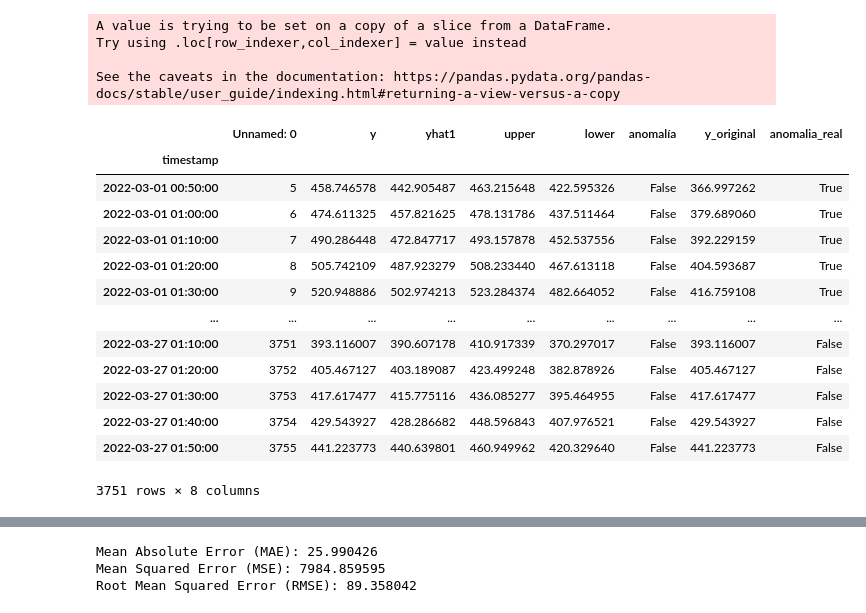
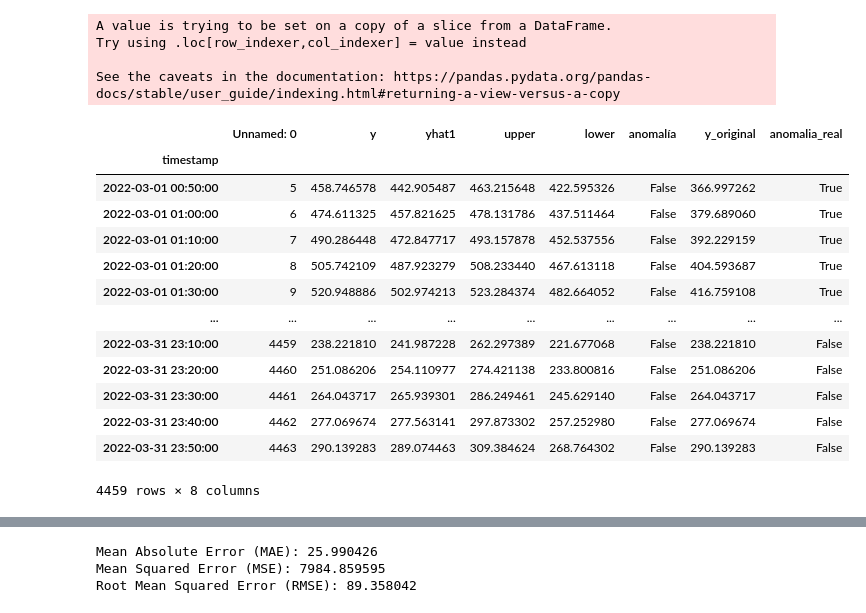
Before and after one commit to alvarofvillar/trabajopruebas, a Jupyter notebook: Estudio_Completo_Precision_Elastic.ipynb, the cells around one changed output, grey strips where cells are left out. Drawn from its saved outputs; the diff is of its cells as text; code cells hidden in the pictures.

```diff
--- a/Estudio_Completo_Precision_Elastic.ipynb
+++ b/Estudio_Completo_Precision_Elastic.ipynb
@@ -106,23 +127,24 @@ def root_mean_squared_error(actual, predictions):
 # %%
 df_anom_real = pd.read_csv("/content/caso4_marzo.csv", index_col="ds")
 df_anom_real.index.names = ['timestamp']
-df_anom_real = df_anom_real.loc['2022-03-01 00:50:00':'2022-03-27 01:50:00']
+#df_anom_real = df_anom_real.loc['2022-03-01 00:50:00':'2022-03-27 01:50:00']
+df_anom_real = df_anom_real.loc['2022-03-01 00:50:00':'2022-08-01 00:00:00']
 df_anom_real
 # %% [output]
 |  | Unnamed: 0 | y | yhat1 | upper | lower | anomalía | y_original | anomalia_real |
 | timestamp |  |  |  |  |  |  |  |  |
 | 2022-03-01 00:50:00 | 5 | 458.746578 | 442.905487 | 463.215648 | 422.595326 | False | 366.997262 | True |
 | 2022-03-01 01:00:00 | 6 | 474.611325 | 457.821625 | 478.131786 | 437.511464 | False | 379.689060 | True |
 | 2022-03-01 01:10:00 | 7 | 490.286448 | 472.847717 | 493.157878 | 452.537556 | False | 392.229159 | True |
 | 2022-03-01 01:20:00 | 8 | 505.742109 | 487.923279 | 508.233440 | 467.613118 | False | 404.593687 | True |
 | 2022-03-01 01:30:00 | 9 | 520.948886 | 502.974213 | 523.284374 | 482.664052 | False | 416.759108 | True |
 | ... | ... | ... | ... | ... | ... | ... | ... | ... |
-| 2022-03-27 01:10:00 | 3751 | 393.116007 | 390.607178 | 410.917339 | 370.297017 | False | 393.116007 | False |
-| 2022-03-27 01:20:00 | 3752 | 405.467127 | 403.189087 | 423.499248 | 382.878926 | False | 405.467127 | False |
-| 2022-03-27 01:30:00 | 3753 | 417.617477 | 415.775116 | 436.085277 | 395.464955 | False | 417.617477 | False |
-| 2022-03-27 01:40:00 | 3754 | 429.543927 | 428.286682 | 448.596843 | 407.976521 | False | 429.543927 | False |
-| 2022-03-27 01:50:00 | 3755 | 441.223773 | 440.639801 | 460.949962 | 420.329640 | False | 441.223773 | False |
+| 2022-03-31 23:10:00 | 4459 | 238.221810 | 241.987228 | 262.297389 | 221.677068 | False | 238.221810 | False |
+| 2022-03-31 23:20:00 | 4460 | 251.086206 | 254.110977 | 274.421138 | 233.800816 | False | 251.086206 | False |
+| 2022-03-31 23:30:00 | 4461 | 264.043717 | 265.939301 | 286.249461 | 245.629140 | False | 264.043717 | False |
+| 2022-03-31 23:40:00 | 4462 | 277.069674 | 277.563141 | 297.873302 | 257.252980 | False | 277.069674 | False |
+| 2022-03-31 23:50:00 | 4463 | 290.139283 | 289.074463 | 309.384624 | 268.764302 | False | 290.139283 | False |
-3751 rows × 8 columns
+4459 rows × 8 columns
 # %%
 df_final_marzo_caso4["anomalia_real"] = df_anom_real["anomalia_real"].values
 df_final_marzo_caso4
```
Also changed, not shown: parts of 30 cells of this notebook.
